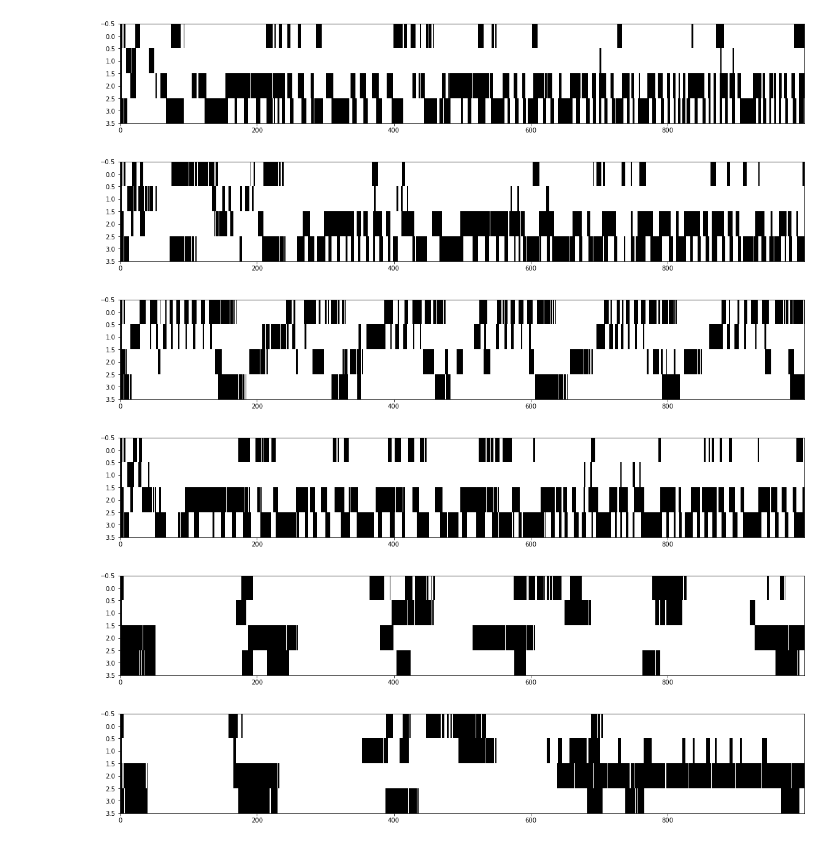
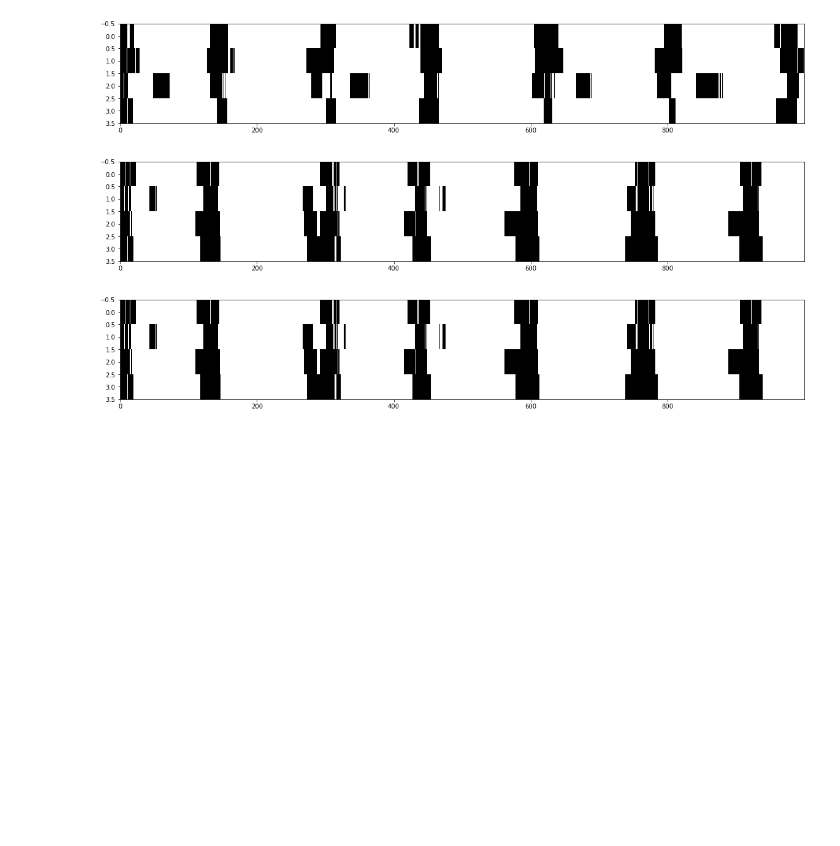
Before and after one commit to Stillerman/Evolutionary-Robotics, a Jupyter notebook: Analyze.ipynb, the cells around one changed output. Drawn from its saved outputs; the diff is of its cells as text; code cells hidden in the pictures; blank space fills up the shorter version.

```diff
--- a/Analyze.ipynb
+++ b/Analyze.ipynb
@@ -4,19 +4,24 @@ import matplotlib.pyplot as plt
 import numpy as np
 
 num_species = 10
-num_gens = 24
+num_gens = 10
 
 fitness = []
 
 for spec in range(num_species):
-    for gen in range(num_gens + 1):
-        with open(f"phenotypes/pheno-gen-{gen}-species-{spec}.json") as f:
+    for gen in range(num_gens):
+        with open(f"phenotypes/pheno-gen-{gen}-species-{spec}-hidden.json") as f:
             pheno = json.load(f)
             fitness.append(pheno)
 # %%
 import pandas as pd
 df = pd.DataFrame(fitness)
-cols = df.columns.drop(["sense_hist", "leg_hist"])
+
+df[["species", "hidden"]] = df["species"].str.split("-", 1, expand=True)
+df["hidden"] = df["hidden"] == "hidden"
+
+cols = df.columns.drop(["sense_hist", "leg_hist", "hidden"])
+
 df[cols] = df[cols].apply(pd.to_numeric)
 df
 # %% [output]
@@ -61,5 +52,5 @@ plt.show()
 # %%
-lh = np.asarray(df["leg_hist"][246])
+lh = np.asarray(df["leg_hist"][99])
 mask = lh[:,0] == -1
 
 foot_down = np.zeros(mask.shape)
@@ -72,3 +63,4 @@ plt.scatter(np.arange(0, len(mask)), foot_down, s=0.05)
 # %%
-mask = df[["species", "gen", "leg_hist", "fitness"]].fitness > 100
-df[mask]
+# mask = df[["species", "gen", "leg_hist", "fitness"]].fitness > 100
+# df[mask]
+most_fit_idxs = df.nlargest(3, "fitness").index.to_numpy()
@@ -92,21 +67,18 @@ df[mask]
 # %%
 plt.rcParams["figure.figsize"] = (20,3)
 
-for idx in [101,110,118,123, 244,246]:
+for idx in most_fit_idxs:
     lh = np.asarray(df["leg_hist"][idx]).T
     data = lh > 0
     fig = plt.figure()
     ax = fig.add_subplot(111)
     ax.imshow(data, aspect='auto', cmap="binary", interpolation='nearest')
 
     plt.show()
 # %% [output]
-[figure, old version]
+[figure, new version]
-[figure, old version]
+[figure, new version]
-[figure, old version]
+[figure, new version]
-[figure, removed]
-[figure, removed]
-[figure, removed]
 # %%
 plt.rcParams["figure.figsize"] = (20,3)
 
```
Also changed, not shown: parts of 7 cells of this notebook, 1 other file.
